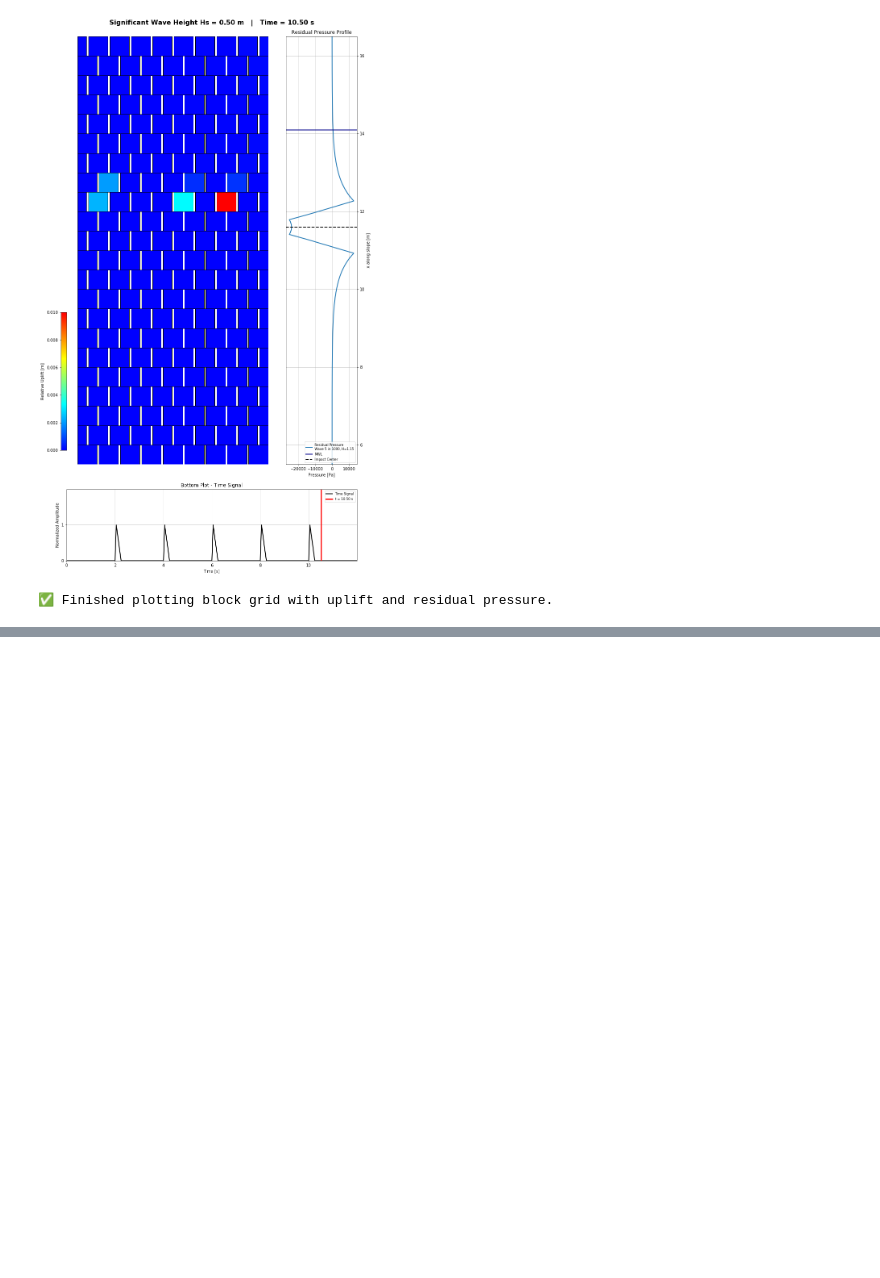
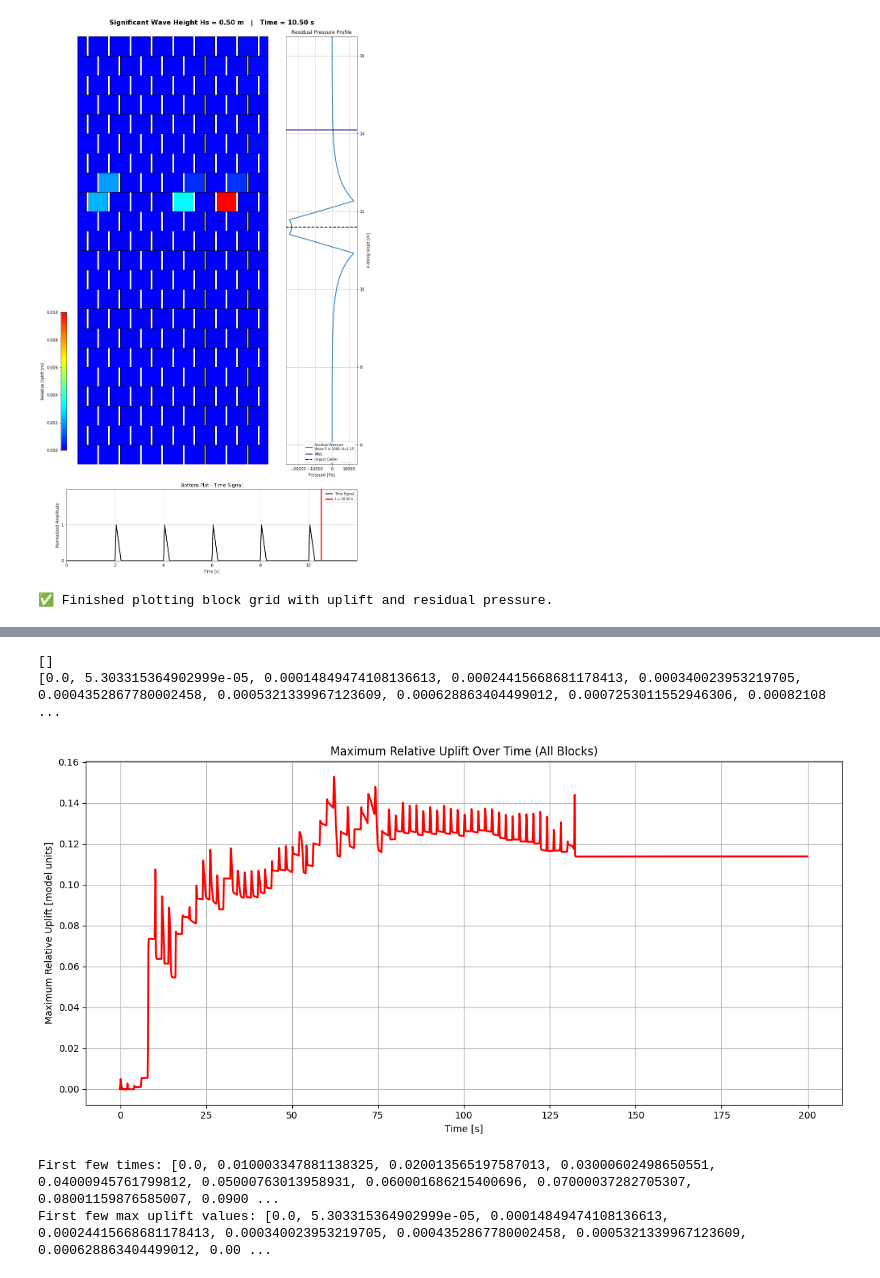
Before and after one commit to ThomasPennockTU/Thesis_Repository, a Jupyter notebook: workfolder/uplift/uplift_notebook.ipynb, the cells around one changed output, grey strips where cells are left out. Cells and saved outputs as stored; diff of their text form; code cells hidden in the pictures; blank space fills up the shorter version.

```diff
--- a/workfolder/uplift/uplift_notebook.ipynb
+++ b/workfolder/uplift/uplift_notebook.ipynb
@@ -1579,0 +1686,73 @@ MWL (along slope): 14.10 m
+# %%
+import csv
+import matplotlib.pyplot as plt
+
+# Force white background
+plt.rcParams['figure.facecolor'] = 'white'
+plt.rcParams['axes.facecolor'] = 'white'
+
+# === CONFIGURATION ===
+csv_file = 'relative_uplift_timeseries_06_200.csv'
+# csv_file = 'relative_uplift_timeseries_06_200_corrected.csv'
+
+# === LOAD DATA ===
+times = []
+block_names = []
+uplift_data = {}
+
+with open(csv_file, 'r') as f:
+    reader = csv.reader(f)
+    header = next(reader)
+
+    # Header now has: ['Step', 'Time', 'B-1-1', ...]
+    block_names = header[2:]   # skip Step and Time columns
+
+    for block in block_names:
+        uplift_data[block] = []
+
+    for row in reader:
+        time_str = row[1]
+        if time_str:
+            times.append(float(time_str))
+        else:
+            times.append(None)
+
+        for i, block in enumerate(block_names):
+            val = row[i + 2]
+            uplift_data[block].append(float(val) if val else None)
+
+# === COMPUTE MAX UPLIFT AT EACH TIME STEP ===
+max_uplift = []
+print(max_uplift)
+
+for i in range(len(times)):
+    # Gather all uplift values at time index i
+    values_at_t = [
+        uplift_data[block][i]
+        for block in block_names
+        if uplift_data[block][i] is not None
+    ]
+
+    if values_at_t:
+        max_uplift.append(max(values_at_t))
+    else:
+        max_uplift.append(None)
+print(max_uplift)
+# === PLOT MAX UPLIFT ===
+plt.figure(figsize=(12, 6))
+plt.plot(times, max_uplift, color='red', linewidth=2)
+plt.xlabel('Time [s]')
+plt.ylabel('Maximum Relative Uplift [model units]')
+plt.title('Maximum Relative Uplift Over Time (All Blocks)')
+plt.grid(True)
+plt.tight_layout()
+plt.show()
+
+print("First few times:", times[:10])
+print("First few max uplift values:", max_uplift[:10])
+# %% [output]
+[]
+[0.0, 5.303315364902999e-05, 0.00014849474108136613, 0.00024415668681178413, 0.000340023953219705, 0.0004352867780002458, 0.0005321339967123609, 0.000628863404499012, 0.0007253011552946306, 0.00082108 ...
+[figure, added]
+First few times: [0.0, 0.010003347881138325, 0.020013565197587013, 0.03000602498650551, 0.04000945761799812, 0.05000763013958931, 0.060001686215400696, 0.07000037282705307, 0.08001159876585007, 0.0900 ...
+First few max uplift values: [0.0, 5.303315364902999e-05, 0.00014849474108136613, 0.00024415668681178413, 0.000340023953219705, 0.0004352867780002458, 0.0005321339967123609, 0.000628863404499012, 0.00 ...
```
Also changed, not shown: parts of 4 cells of this notebook, 6 other files.
